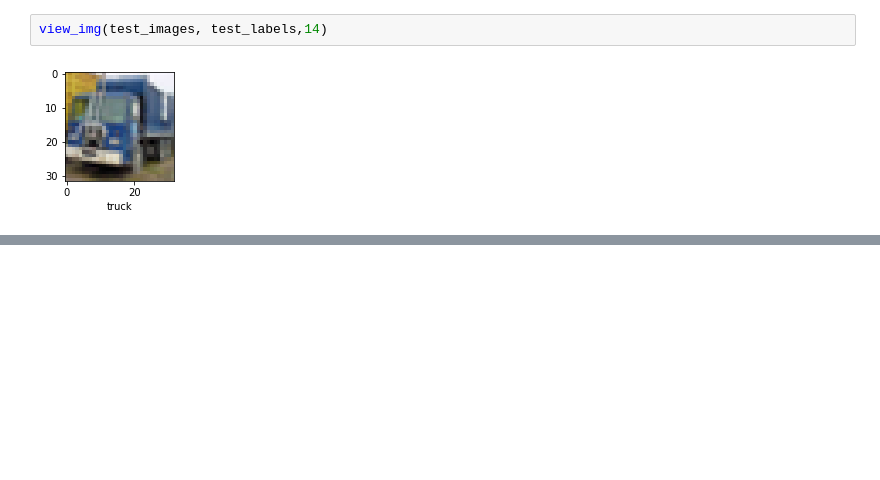
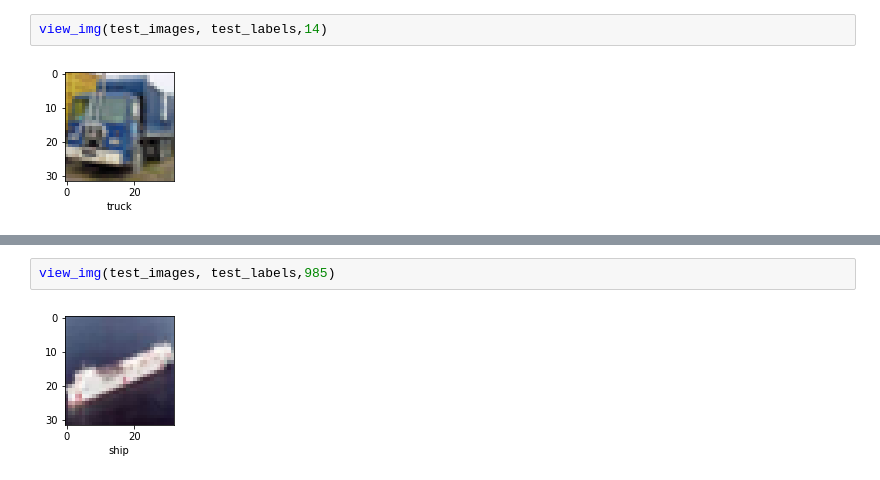
Before and after one commit to RiyaMathew-11/image-classifier, a Jupyter notebook: cif_train.ipynb, the cells around one changed output, grey strips where cells are left out. Drawn from its saved outputs; the diff is of its cells as text; blank space fills up the shorter version.

```diff
--- a/cif_train.ipynb
+++ b/cif_train.ipynb
@@ -171,0 +176,4 @@ view_img(test_images, test_labels,14)
+# %%
+view_img(test_images, test_labels,985)
+# %% [output]
+[figure, added]
```
Also changed, not shown: parts of 1 cell of this notebook.
